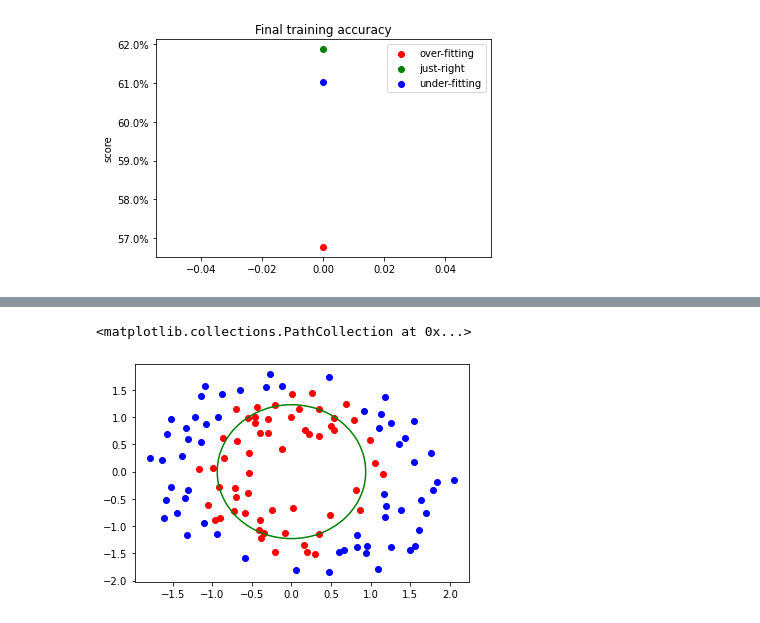
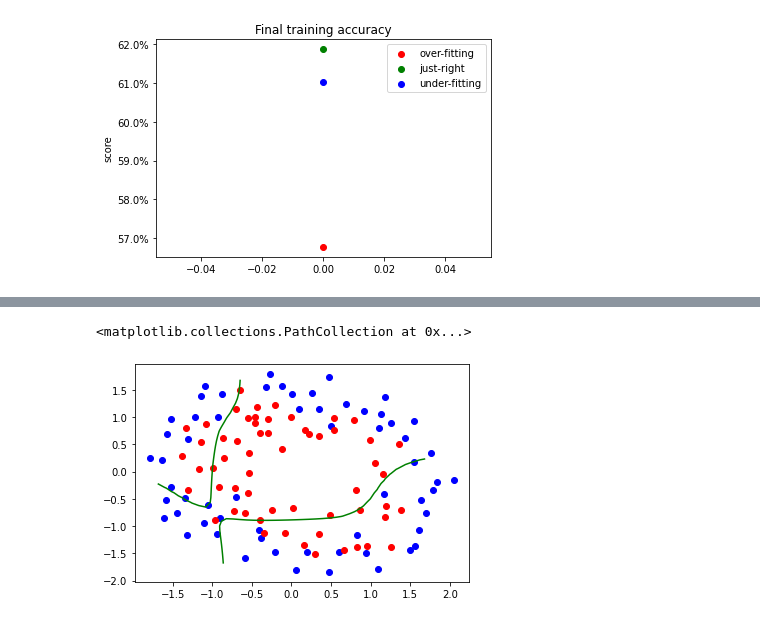
Before and after one commit to SuhyeonHa/MatrixComputation, a Jupyter notebook: Assignment07.ipynb, the cells around one changed output, grey strips where cells are left out. Drawn from its saved outputs; the diff is of its cells as text; code cells hidden in the pictures.

Commit message:
Plot the optimal classifier with varying regularization parameters superimposed on the training data

```diff
--- a/Assignment07.ipynb
+++ b/Assignment07.ipynb
@@ -233,11 +214,9 @@ def gradDescent(l, pointX, pointY, SIZE_DATA, label):
   print(f'final_accuracy {final_accr}')
   # print(f'accuracy {accuracy_list}')
   # print(sigma)
-  print(pred_label)
+  # print(pred_label)
 
-  return l, final_step, final_theta, cost_list, accuracy_list, final_accr
-
-# lambda value, training error, training accuracy, final training accuracy(%), plot
+  return l, final_step, final_theta, cost_list, accuracy_list, final_accr, pred_label
 # %%
 # demonstration for over-fitting
 result_1 = gradDescent(0, pointX, pointY, SIZE_DATA, label)
@@ -359,0 +294,18 @@ print(bound_z)
+# %%
+test_z_1 = pred_z(result_1[2], X, Y)
+bound_z_1 = np.empty_like(test_z_1)
+for i in range(len(X)):
+  for j in range(len(Y)):
+    bound_z_1[i][j] = int(test_z_1[i][j])
+
+test_z_2 = pred_z(result_2[2], X, Y)
+bound_z_2 = np.empty_like(test_z_2)
+for i in range(len(X)):
+  for j in range(len(Y)):
+    bound_z_2[i][j] = int(test_z_2[i][j])
+
+test_z_3 = pred_z(result_3[2], X, Y)
+bound_z_3 = np.empty_like(test_z_3)
+for i in range(len(X)):
+  for j in range(len(Y)):
+    bound_z_3[i][j] = int(test_z_3[i][j])
@@ -360,14 +326,14 @@ print(bound_z)
 # %%
-pointX0 = pointX[pred_label == 0]
-pointY0 = pointY[pred_label == 0]
+pointX0 = pointX[label == 0]
+pointY0 = pointY[label == 0]
 
-pointX1 = pointX[pred_label == 1]
-pointY1 = pointY[pred_label == 1]
+pointX1 = pointX[label == 1]
+pointY1 = pointY[label == 1]
 
 fig, ax = plt.subplots()
-CS = ax.contour(X, Y, test_z, levels=[1.], colors='g')
+CS = ax.contour(X, Y, test_z_2, levels=[0.], colors='g')
 ax.scatter(pointX0, pointY0, c='b')
 ax.scatter(pointX1, pointY1, c='r')
 # %% [output]
 <matplotlib.collections.PathCollection at 0x...>
-[figure, old version]
+[figure, new version]
```
Also changed, not shown: parts of 12 cells of this notebook.
